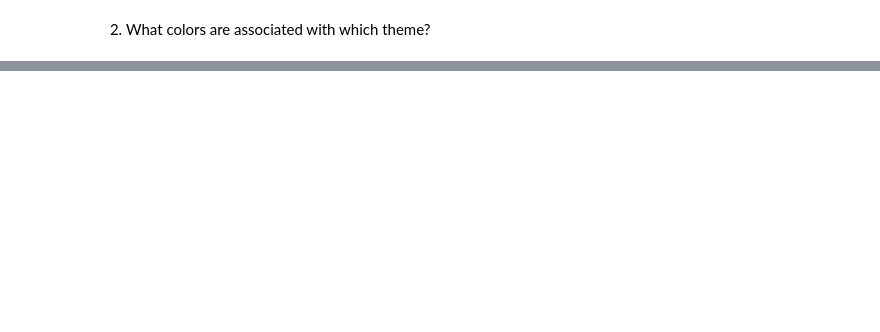
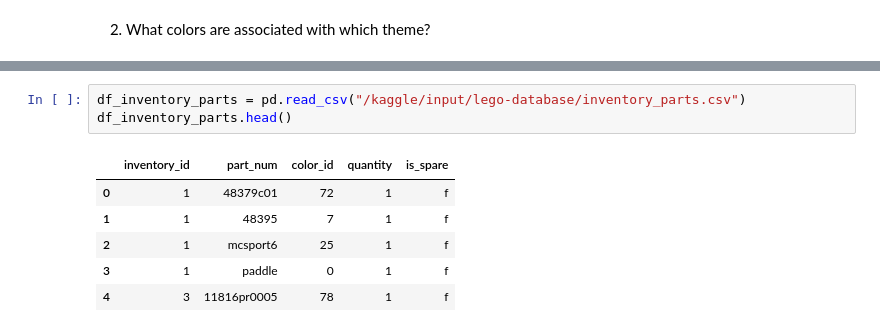
Before and after one commit to t-lambert/LEGO, a Jupyter notebook: 1_LEGO's_colors.ipynb, the cells around one changed output, grey strips where cells are left out. Saved outputs shown, nothing was run; the diff lists cells and outputs as text; blank space fills up the shorter version.

```diff
--- a/1_LEGO's_colors.ipynb
+++ b/1_LEGO's_colors.ipynb
@@ -258,0 +254,10 @@ df_part_categories = pd.read_csv("/kaggle/input/lego-database/part_categories.cs
+# %%
+df_inventory_parts = pd.read_csv("/kaggle/input/lego-database/inventory_parts.csv")
+df_inventory_parts.head()
+# %% [output]
+|  | inventory_id | part_num | color_id | quantity | is_spare |
+| 0 | 1 | 48379c01 | 72 | 1 | f |
+| 1 | 1 | 48395 | 7 | 1 | f |
+| 2 | 1 | mcsport6 | 25 | 1 | f |
+| 3 | 1 | paddle | 0 | 1 | f |
+| 4 | 3 | 11816pr0005 | 78 | 1 | f |
```
Also changed, not shown: parts of 13 cells of this notebook.
